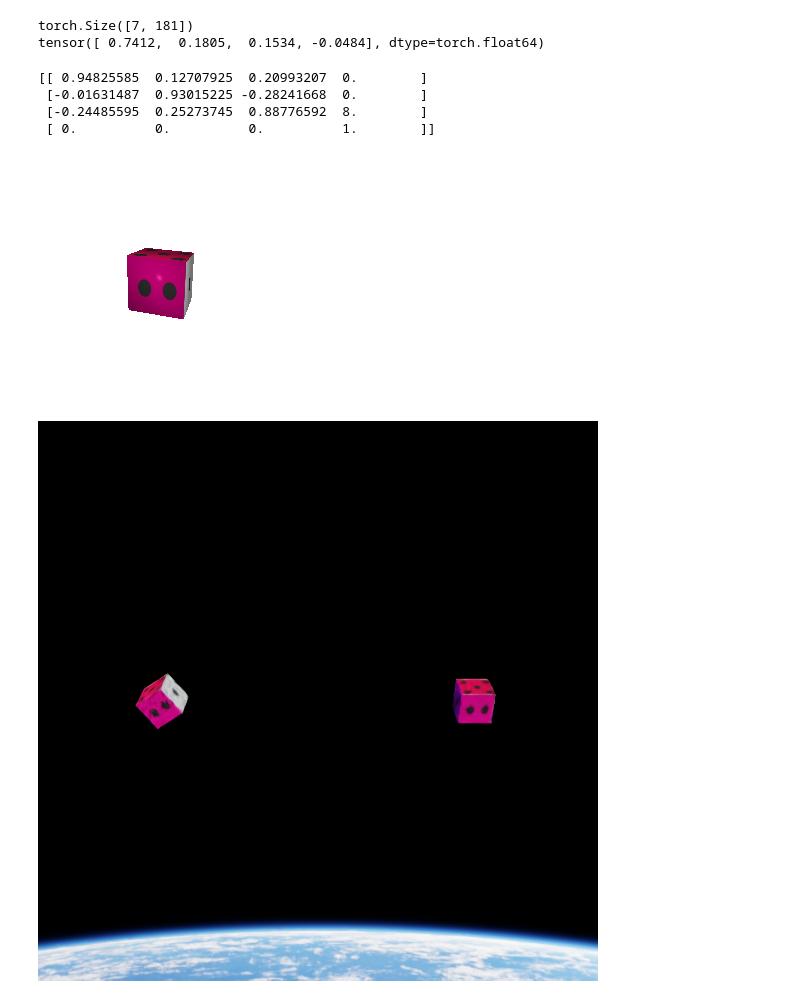
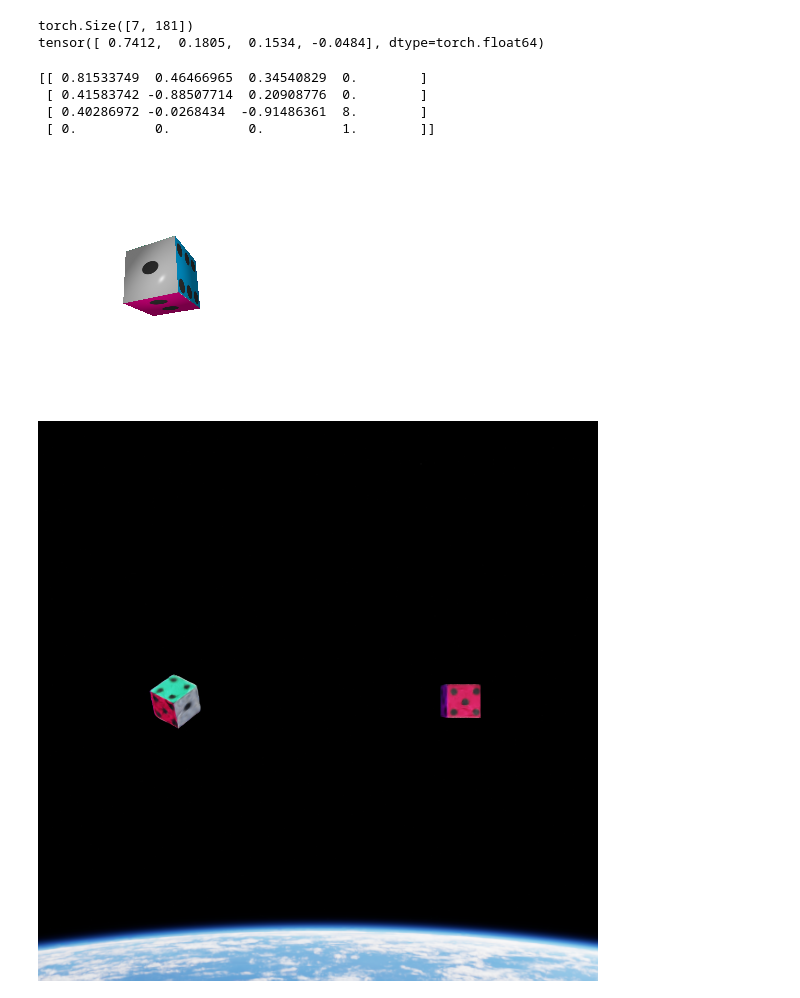
Before and after one commit to a3d2ddk/post-collision-trajectory-estimation-from-impact-pose, a Jupyter notebook: collision_trajectory_estimation.ipynb, the cells around one changed output. Saved outputs shown, nothing was run; the diff lists cells and outputs as text; code cells hidden in the pictures.

```diff
--- a/collision_trajectory_estimation.ipynb
+++ b/collision_trajectory_estimation.ipynb
@@ -61,7 +61,7 @@ else:
 Cloning repository...
 Repository cloned!
 # %%
-dataset_dir = '/content/repo/Datasets/run_0001'
+dataset_dir = '/content/repo/Datasets/run_0003'
 frame_dir = dataset_dir + '/rgb'
 seg_dir = dataset_dir + '/instance_seg'
 
@@ -184,9 +184,9 @@ def render_mesh_basic(mesh_file, rotation, translation, renderer, rasterizer, de
     homo[:3, 3] = T.flatten()
     print(homo)
 
-    axis_change = np.array([[1, 0, 0, 0],
-                            [0, 1, 0, 0],
-                            [0, 0, 1, 0],
+    axis_change = np.array([[0, 0, 1, 0],
+                            [-1, 0, 0, 0],
+                            [0, -1, 0, 0],
                             [0, 0, 0, 1]])
     new_cord = homo @ axis_change
 
@@ -250,36 +250,42 @@ tensor([ 0.7412,  0.1805,  0.1534, -0.0484], dtype=torch.float64)
 # %%
 device = torch.device("cpu")
 
 phong_rasterizer, phong_renderer = render_and_depth(250, 250, device)
 
 quaternion = pose[3:, 50]
 
-qw = quaternion[0].item()
-qx = quaternion[1].item()
-qy = quaternion[2].item()
-qz = quaternion[3].item()
+qx = quaternion[0].item()
+qy = quaternion[1].item()
+qz = quaternion[2].item()
+qw = quaternion[3].item()
 
-rotation_matrix = np.array([[1 - 2 * (qy * qy + qz * qz), 2 * (qx * qy - qz * qw), 2 * (qx * qz + qy * qw)],
-                            [2 * (qx * qy + qz * qw), 1 - 2 * (qx * qx + qz * qz), 2 * (qy * qz - qx * qw)],
-                            [2 * (qx * qz - qy * qw), 2 * (qy * qz + qx * qw), 1 - 2 * (qx * qx + qy * qy)]])
+norm = np.sqrt(qy**2 + qx**2 + qz**2 + qw**2)
+qw = qw / norm
+qx = qx / norm
+qy = qy / norm
+qz = qz / norm
+
+rotation_matrix = np.array([[1 - 2 * (qy**2 + qz**2), 2 * (qx * qy - qz * qw), 2 * (qx * qz + qy * qw)],
+                            [2 * (qx * qy + qz * qw), 1 - 2 * (qx**2 + qz**2), 2 * (qy * qz - qx * qw)],
+                            [2 * (qx * qz - qy * qw), 2 * (qy * qz + qx * qw), 1 - 2 * (qx**2 + qy**2)]])
 
 #print(rotation_matrix)
 
 translation_vector = np.array([0, 0, 8])
 
 mesh_file = '/content/repo/Model/dice.obj'
 
 
 
 image, d = render_mesh_basic(mesh_file, rotation_matrix, translation_vector, phong_renderer, phong_rasterizer)
 
 display(image)
 display(Image.fromarray(frames[0]))
 #print(d.shape)
 # %% [output]
-[[ 0.94825585  0.12707925  0.20993207  0.        ]
- [-0.01631487  0.93015225 -0.28241668  0.        ]
- [-0.24485595  0.25273745  0.88776592  8.        ]
+[[ 0.81533749  0.46466965  0.34540829  0.        ]
+ [ 0.41583742 -0.88507714  0.20908776  0.        ]
+ [ 0.40286972 -0.0268434  -0.91486361  8.        ]
  [ 0.          0.          0.          1.        ]]
-[figure, old version]
+[figure, new version]
-[figure, old version]
+[figure, new version]
```
Also changed, not shown: parts of 3 cells of this notebook.
